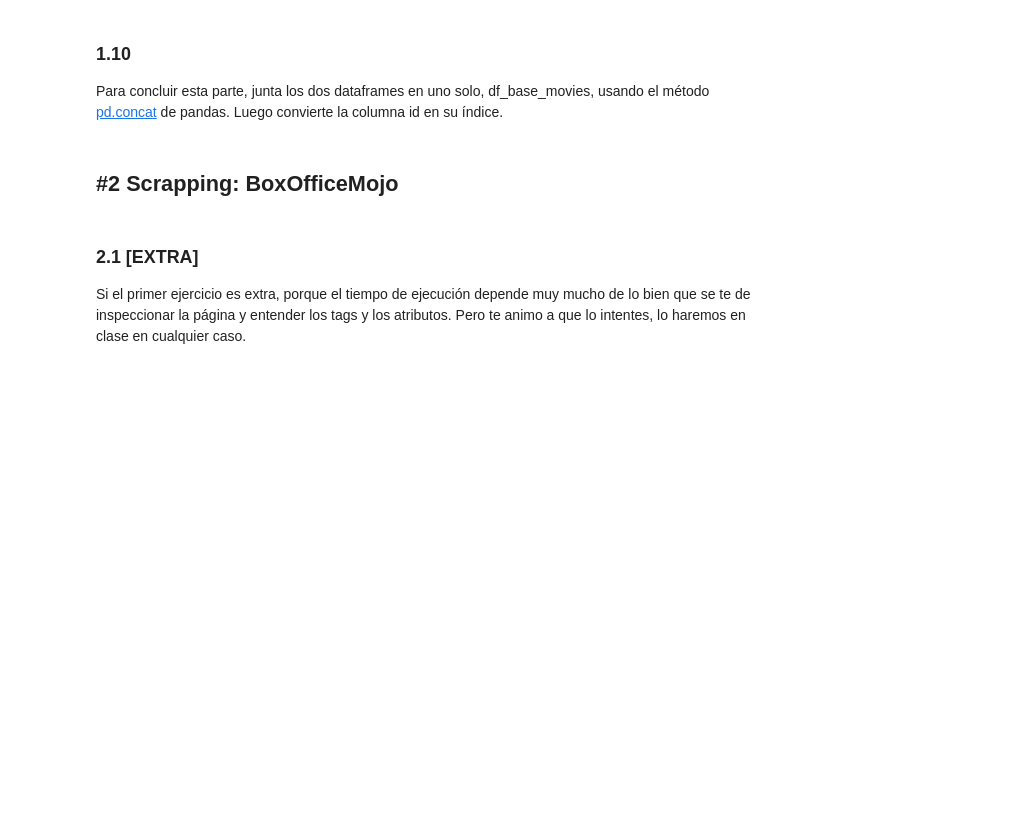
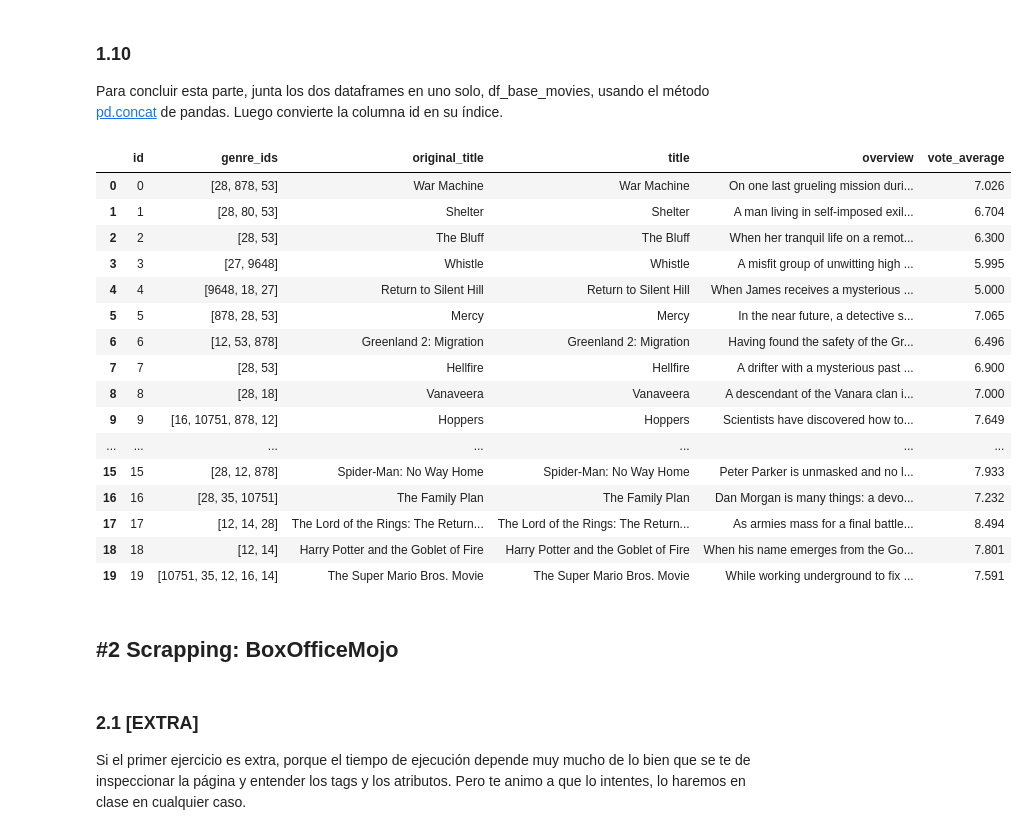
Before and after one commit to uxuearamburu/Data-Science, a Jupyter notebook: 03_Data_Analysis/Sprint_06/Unidad_02_Procesado_Datos_Externos_Web_Scraping_APIs/03_Practica_Obligatoria/18_Practica_Obligatoria_Web_Scraping_APIs.ipynb, the cells around one changed output. Drawn from its saved outputs; the diff is of its cells as text; code cells hidden in the pictures; blank space fills up the shorter version.

```diff
--- a/03_Data_Analysis/Sprint_06/Unidad_02_Procesado_Datos_Externos_Web_Scraping_APIs/03_Practica_Obligatoria/18_Practica_Obligatoria_Web_Scraping_APIs.ipynb
+++ b/03_Data_Analysis/Sprint_06/Unidad_02_Procesado_Datos_Externos_Web_Scraping_APIs/03_Practica_Obligatoria/18_Practica_Obligatoria_Web_Scraping_APIs.ipynb
@@ -124,6 +236,28 @@ Repite todo el proceso que hicimos para las películas norteamericanas hasta obt
 # %% [markdown]
 ### 1.10
 Para concluir esta parte, junta los dos dataframes en uno solo, df_base_movies, usando el método [pd.concat](https://pandas.pydata.org/docs/reference/api/pandas.concat.html) de pandas. Luego convierte la columna id en su índice.
+# %%
+df_base_movies = pd.concat([df_pop_spain, df_pop_usa])
+df_base_movies["id"] = df_base_movies.index
+df_base_movies
+# %% [output]
+|  | id | genre_ids | original_title | title | overview | vote_average |
+| 0 | 0 | [28, 878, 53] | War Machine | War Machine | On one last grueling mission duri... | 7.026 |
+| 1 | 1 | [28, 80, 53] | Shelter | Shelter | A man living in self-imposed exil... | 6.704 |
+| 2 | 2 | [28, 53] | The Bluff | The Bluff | When her tranquil life on a remot... | 6.300 |
+| 3 | 3 | [27, 9648] | Whistle | Whistle | A misfit group of unwitting high ... | 5.995 |
+| 4 | 4 | [9648, 18, 27] | Return to Silent Hill | Return to Silent Hill | When James receives a mysterious ... | 5.000 |
+| 5 | 5 | [878, 28, 53] | Mercy | Mercy | In the near future, a detective s... | 7.065 |
+| 6 | 6 | [12, 53, 878] | Greenland 2: Migration | Greenland 2: Migration | Having found the safety of the Gr... | 6.496 |
+| 7 | 7 | [28, 53] | Hellfire | Hellfire | A drifter with a mysterious past ... | 6.900 |
+| 8 | 8 | [28, 18] | Vanaveera | Vanaveera | A descendant of the Vanara clan i... | 7.000 |
+| 9 | 9 | [16, 10751, 878, 12] | Hoppers | Hoppers | Scientists have discovered how to... | 7.649 |
+| ... | ... | ... | ... | ... | ... | ... |
+| 15 | 15 | [28, 12, 878] | Spider-Man: No Way Home | Spider-Man: No Way Home | Peter Parker is unmasked and no l... | 7.933 |
+| 16 | 16 | [28, 35, 10751] | The Family Plan | The Family Plan | Dan Morgan is many things: a devo... | 7.232 |
+| 17 | 17 | [12, 14, 28] | The Lord of the Rings: The Return... | The Lord of the Rings: The Return... | As armies mass for a final battle... | 8.494 |
+| 18 | 18 | [12, 14] | Harry Potter and the Goblet of Fire | Harry Potter and the Goblet of Fire | When his name emerges from the Go... | 7.801 |
+| 19 | 19 | [10751, 35, 12, 16, 14] | The Super Mario Bros. Movie | The Super Mario Bros. Movie | While working underground to fix ... | 7.591 |
 # %% [markdown]
 ## #2 Scrapping: BoxOfficeMojo
 # %% [markdown]
```
Also changed, not shown: parts of 10 cells of this notebook.
